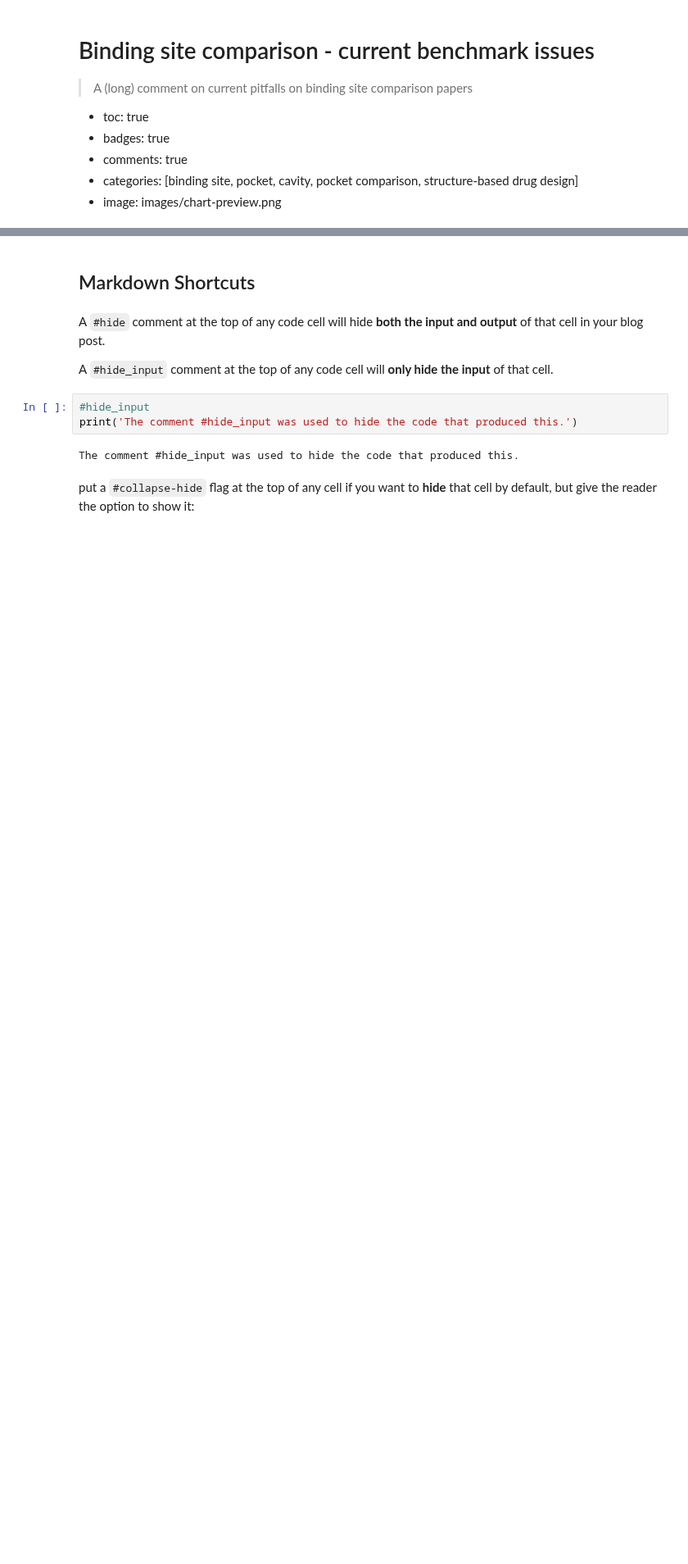
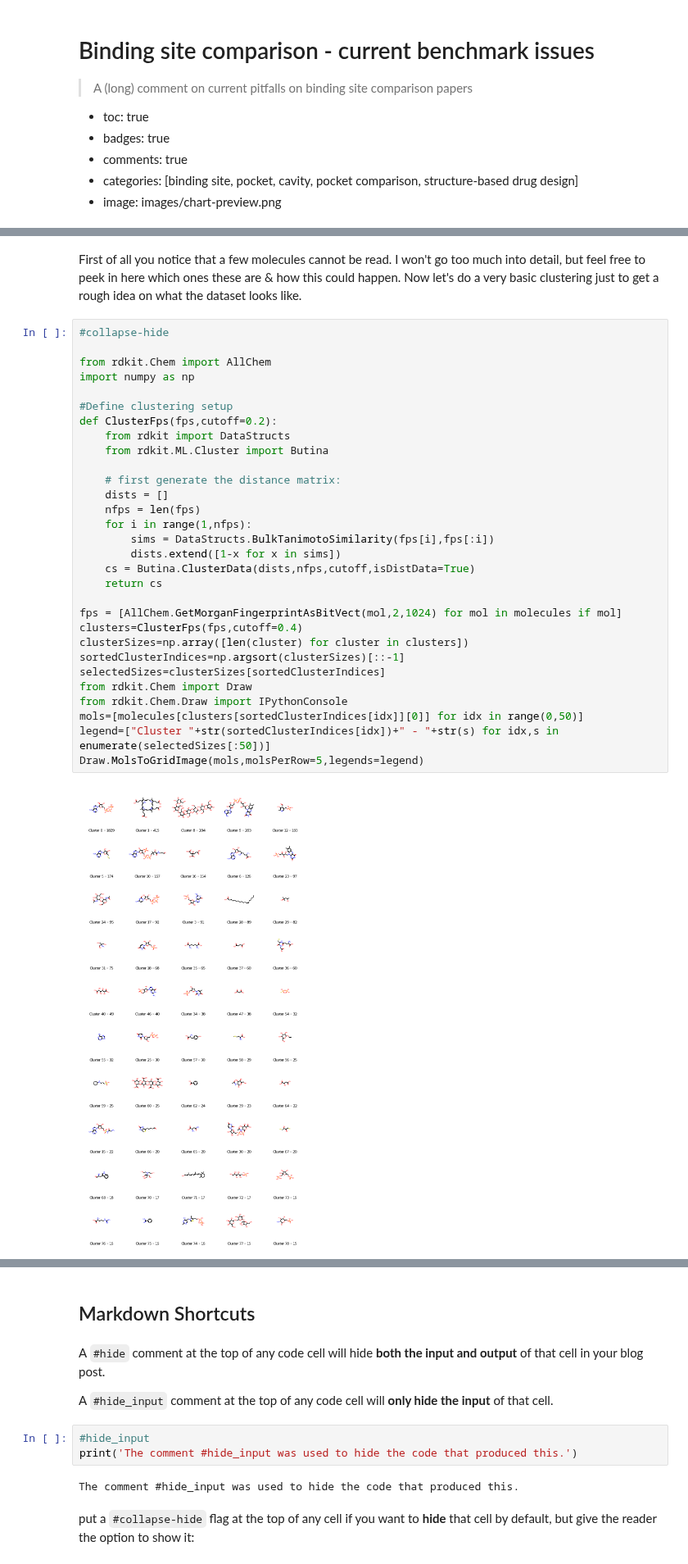
Before and after one commit to pschmidtke/blog, a Jupyter notebook: wip/2021-01-18-binding-site-comparison-benchmark.ipynb, the cells around one changed output, grey strips where cells are left out. Shown at 82% size. Drawn from its saved outputs; the diff is of its cells as text; blank space fills up the shorter version.

```diff
--- a/wip/2021-01-18-binding-site-comparison-benchmark.ipynb
+++ b/wip/2021-01-18-binding-site-comparison-benchmark.ipynb
@@ -81,0 +132,34 @@ The title and description need to be enclosed in double quotes only if they incl
+# %% [markdown]
+First of all you notice that a few molecules cannot be read. I won't go too much into detail, but feel free to peek in here which ones these are & how this could happen. Now let's do a very basic clustering just to get a rough idea on what the dataset looks like.
+# %%
+#collapse-hide
+
+from rdkit.Chem import AllChem
+import numpy as np
+
+#Define clustering setup
+def ClusterFps(fps,cutoff=0.2):
+    from rdkit import DataStructs
+    from rdkit.ML.Cluster import Butina
+
+    # first generate the distance matrix:
+    dists = []
+    nfps = len(fps)
+    for i in range(1,nfps):
+        sims = DataStructs.BulkTanimotoSimilarity(fps[i],fps[:i])
+        dists.extend([1-x for x in sims])
+    cs = Butina.ClusterData(dists,nfps,cutoff,isDistData=True)
+    return cs
+
+fps = [AllChem.GetMorganFingerprintAsBitVect(mol,2,1024) for mol in molecules if mol]
+clusters=ClusterFps(fps,cutoff=0.4)
+clusterSizes=np.array([len(cluster) for cluster in clusters])
+sortedClusterIndices=np.argsort(clusterSizes)[::-1]
+selectedSizes=clusterSizes[sortedClusterIndices]
+from rdkit.Chem import Draw
+from rdkit.Chem.Draw import IPythonConsole
+mols=[molecules[clusters[sortedClusterIndices[idx]][0]] for idx in range(0,50)]
+legend=["Cluster "+str(sortedClusterIndices[idx])+" - "+str(s) for idx,s in enumerate(selectedSizes[:50])]
+Draw.MolsToGridImage(mols,molsPerRow=5,legends=legend)
+# %% [output]
+[figure, added]
```
Also changed, not shown: parts of 34 cells of this notebook, 1 other file.
